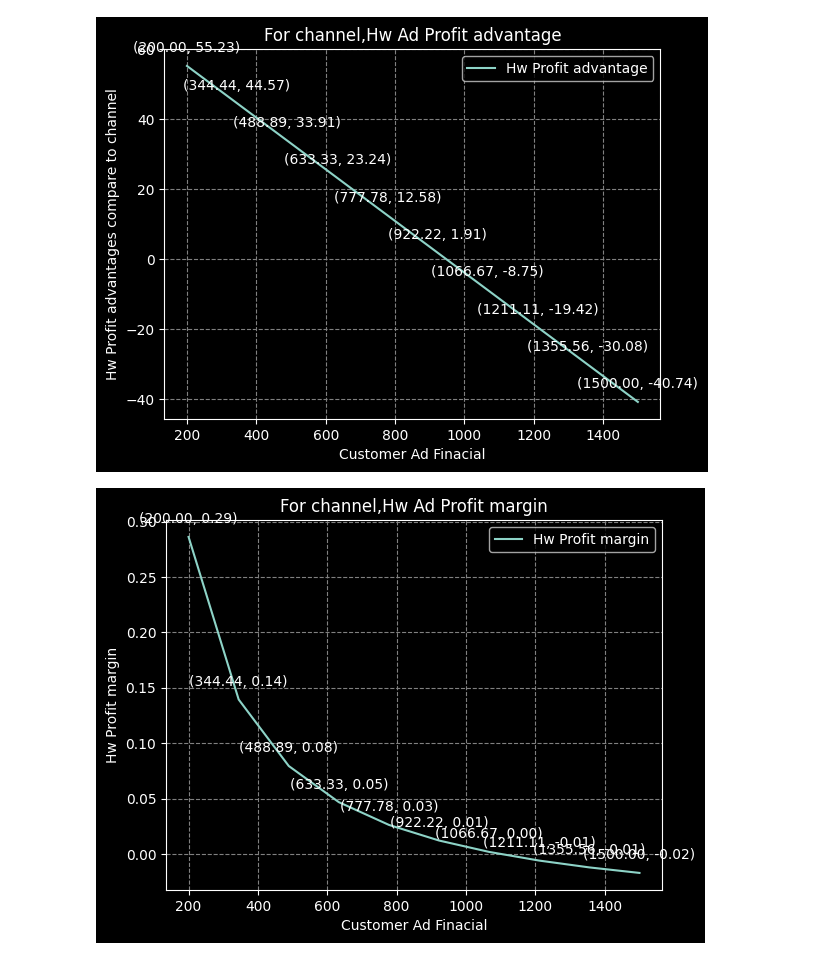
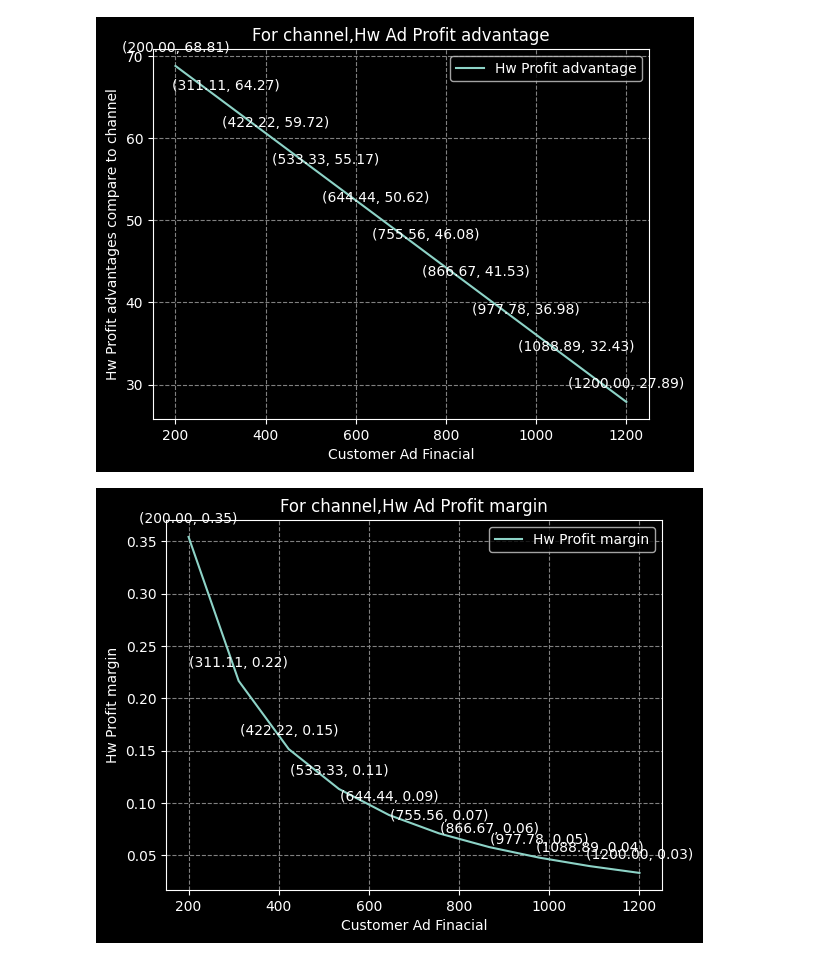
Before and after one commit to Shine126/JupyterNotebook, a Jupyter notebook: CDPtest.ipynb, the cells around one changed output. Cells and saved outputs as stored; diff of their text form; code cells hidden in the pictures.

```diff
--- a/CDPtest.ipynb
+++ b/CDPtest.ipynb
@@ -74,11 +74,11 @@ def LineforChannel(AdPro):
 # 用户侧投放额度 CustomerAd
 # 用户正常投放，渠道抽佣比例 ChannerCut
 AdPara = {
-    'HwCut' : 0.06,
-    'HwPlat' : 30,
+    'HwCut' : 0.03,
+    'HwPlat' : 23,
     'HwPut' : 100,
     'ChanRe' : 0.01,
-    'CustomerAd' : 1500,
+    'CustomerAd' : 1200,
     'ChanCut' : 0.00
 }
 
@@ -89,2 +89,2 @@ LineforChannel(AdPara)
-[figure, old version]
+[figure, new version]
-[figure, old version]
+[figure, new version]
```
Also changed, not shown: parts of 2 cells of this notebook.
